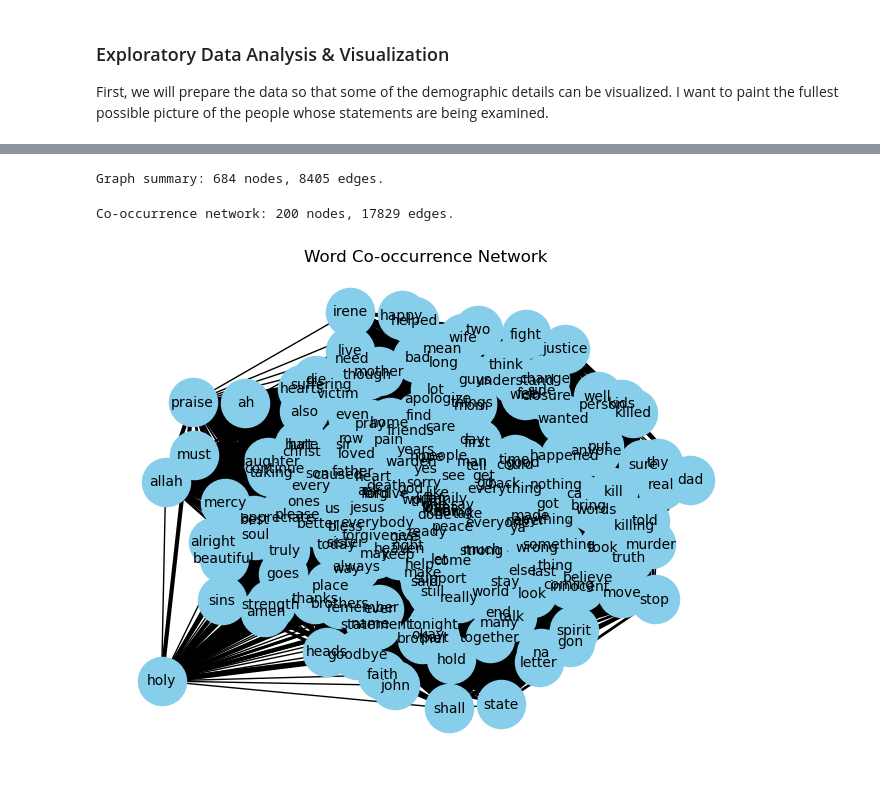
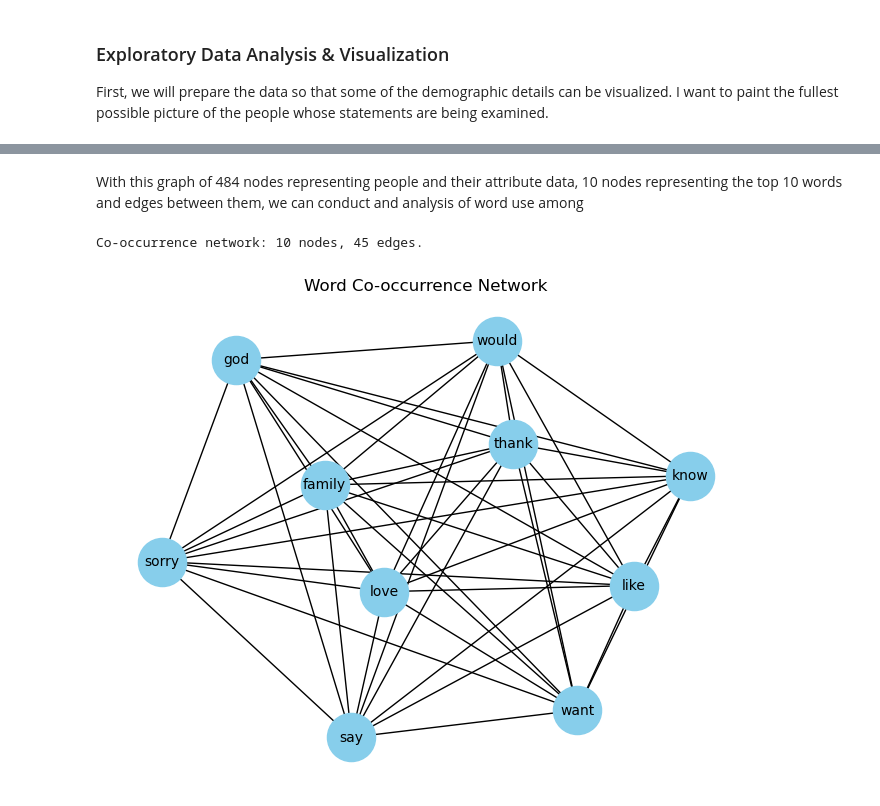
Before and after one commit to stephbc/DATA620_Summer2025, a Jupyter notebook: final.ipynb, the cells around one changed output, grey strips where cells are left out. Drawn from its saved outputs; the diff is of its cells as text; code cells hidden in the pictures.

```diff
--- a/final.ipynb
+++ b/final.ipynb
@@ -208,6 +183,4 @@ I will use the NLTK library to perform language processing and sentiment analysi
 # %%
-import pandas as pd
-import nltk
 from nltk.corpus import stopwords
 from nltk.tokenize import word_tokenize
 from collections import Counter
@@ -223,13 +196,14 @@ filtered_words = [word for word in words if word not in stop_words]
 
 # Unique words
 unique_words = set(filtered_words)
-print(len(unique_words))
+print(f"Number of unique words: {len(unique_words)}")
 
 # Word frequencies
 word_freq = Counter(filtered_words)
 
 # Most common words
+top_words = word_freq.most_common(10)
 print("Top 10 words:")
-for word, freq in word_freq.most_common(10):
+for word, freq in top_words:
     print(f"{word}: {freq}")
 # %% [output]
@@ -323,66 +292,34 @@ Bipartite Edgelist:
-# %%
-import networkx as nx
-
-B = nx.Graph()
-
-# Add row_id nodes with metadata
-for _, row in dr_df.iterrows():
-    B.add_node(
-        row["id"],
-        bipartite=0,  # Set type: 0 = person node
-        label=row["id"],
-        race=row["race"],
-        age=row["age"],
-        node_type="person"
-    )
-
-# Add word nodes
-for word in top_words:
-    B.add_node(
-        word,
-        bipartite=1,  # Set type: 1 = word node
-        label=word,
-        node_type="word"
-    )
-
-# Add edges (row_id <-> word)
-for _, row in dr_df.iterrows():
-    for word in row["tokens"]:
-        if word in top_words:
-            B.add_edge(row["id"], word)
-
-print(f"\nGraph summary: {B.number_of_nodes()} nodes, {B.number_of_edges()} edges.")
-# %% [output]
-Graph summary: 684 nodes, 8405 edges.
+# %% [markdown]
+With this graph of 484 nodes representing people and their attribute data, 10 nodes representing the top 10 words and edges between them, we can conduct and analysis of word use among
 # %%
 from itertools import combinations
 
 # --- Build word co-occurrence network ---
 G = nx.Graph()
 
 # Add word nodes
 for word in top_words:
     G.add_node(word, label=word)
 
 # For each paragraph, find co-occurring pairs of top words
 for tokens in dr_df["tokens"]:
     # Filter tokens to only top words
     filtered = [word for word in tokens if word in top_words]
     # Add edges for all pairs of co-occurring words
     for word1, word2 in combinations(set(filtered), 2):
         if G.has_edge(word1, word2):
             G[word1][word2]["weight"] += 1
         else:
             G.add_edge(word1, word2, weight=1)
 
 print(f"\nCo-occurrence network: {G.number_of_nodes()} nodes, {G.number_of_edges()} edges.")
 
 pos = nx.spring_layout(G, seed=42)
 edge_weights = [G[u][v]["weight"] for u, v in G.edges()]
 
-nx.draw(G, pos, with_labels=True, node_color="skyblue", node_size=1200, font_size=10, width=edge_weights)
+nx.draw(G, pos, with_labels=True, node_color="skyblue", node_size=1200, font_size=10)
 plt.title("Word Co-occurrence Network")
 plt.show()
 # %% [output]
-Co-occurrence network: 200 nodes, 17829 edges.
+Co-occurrence network: 10 nodes, 45 edges.
-[figure, old version]
+[figure, new version]
```
Also changed, not shown: parts of 15 cells of this notebook, 1 other file.
